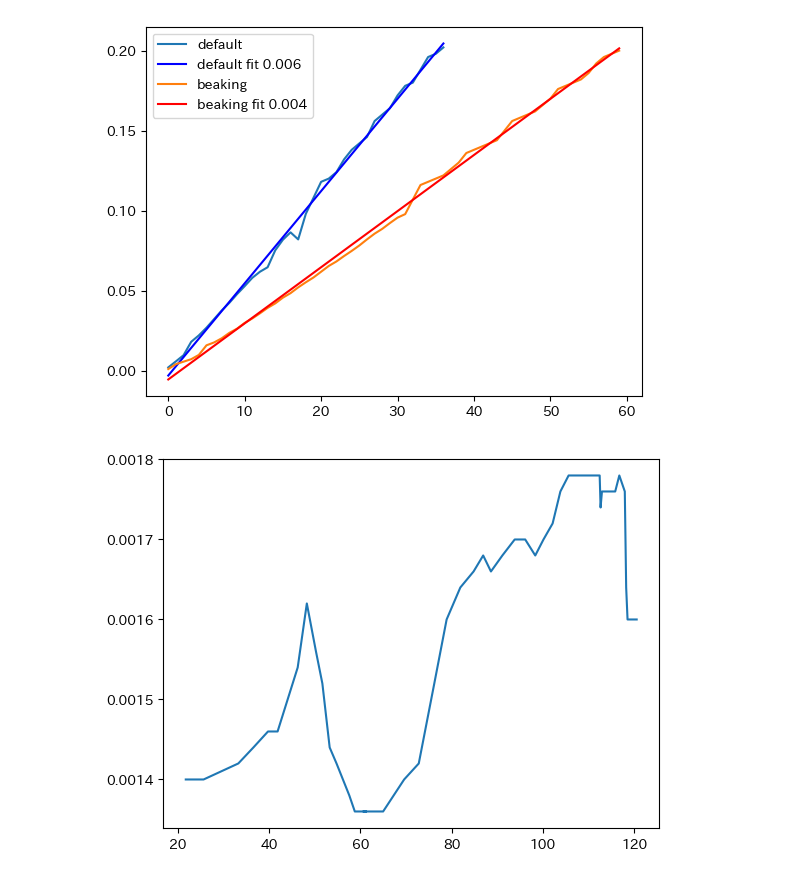
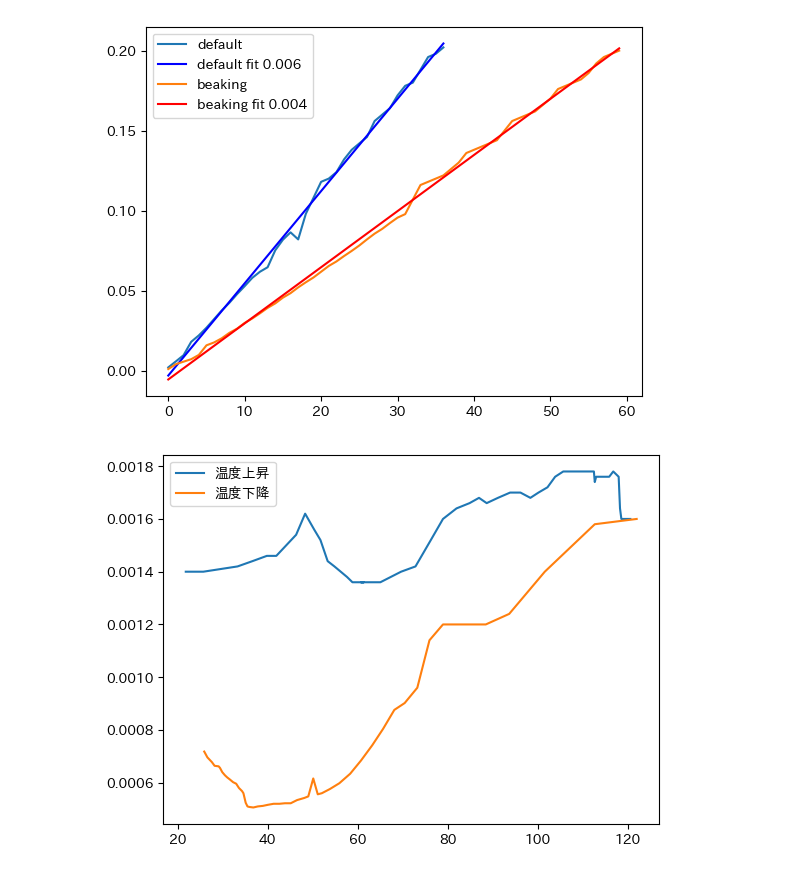
Before and after one commit to vyuma/physic_ex_repo, a Jupyter notebook: beaking_2/beakoing.ipynb, the cells around one changed output. Cells and saved outputs as stored; diff of their text form; code cells hidden in the pictures.

```diff
--- a/beaking_2/beakoing.ipynb
+++ b/beaking_2/beakoing.ipynb
@@ -29,11 +29,12 @@ plt.show()
 [figure]
 # %%
 vacuum_up_df = pd.read_csv('ベーキング上昇圧力変化.csv')
+vacuum_down_df = pd.read_csv('ベーキング温度降下.csv')
 
 
-plt.plot(vacuum_up_df['T'],vacuum_up_df['Pa'])
-# plt.plot(vacuum_down_df['T'],vacuum_down_df['Pa'])
-
+plt.plot(vacuum_up_df['T'],vacuum_up_df['Pa'],label='温度上昇')
+plt.plot(vacuum_down_df['T'],vacuum_down_df['Pa'],label='温度下降')
+plt.legend(loc='upper left')
 plt.show()
 # %% [output]
-[figure, old version]
+[figure, new version]
```
Also changed, not shown: parts of 1 cell of this notebook, 2 other files.
